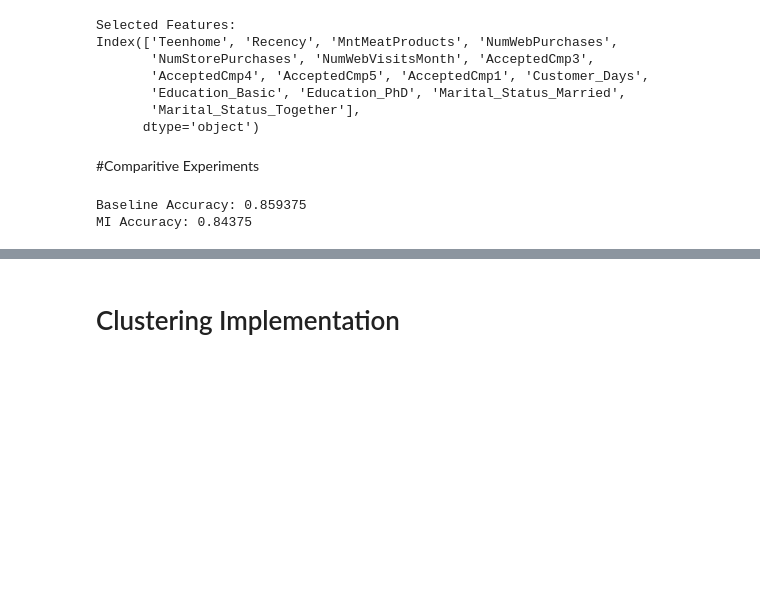
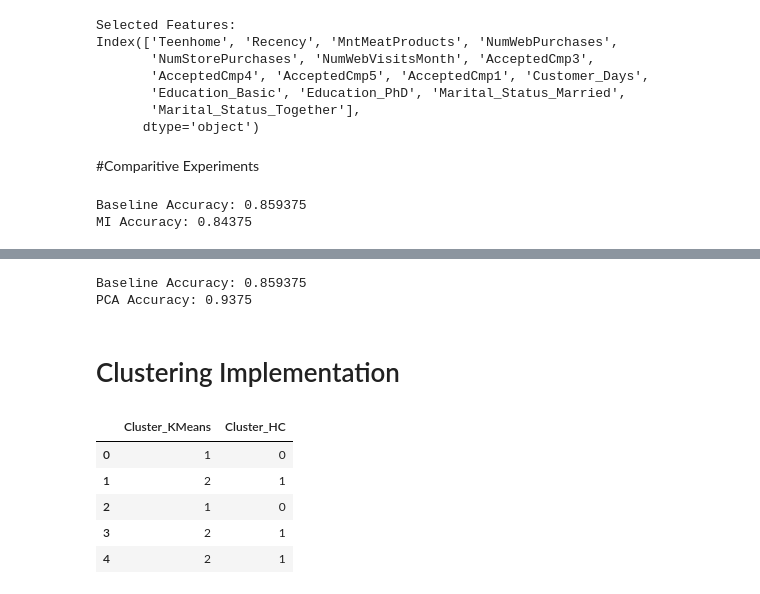
Before and after one commit to SrivaniVadlamannati/customer_response_prediction, a Jupyter notebook: notebooks/customer_response_prediction.ipynb, the cells around one changed output, grey strips where cells are left out. Cells and saved outputs as stored; diff of their text form; code cells hidden in the pictures; blank space fills up the shorter version.

Commit message:
Comparison and Clustering

```diff
--- a/notebooks/customer_response_prediction.ipynb
+++ b/notebooks/customer_response_prediction.ipynb
@@ -316,3 +343,25 @@ MI Accuracy: 0.84375
+# %%
+#PCA VS Baseline
+# Baseline
+model.fit(X_train, y_train)
+baseline_acc = accuracy_score(y_test, model.predict(X_test))
+
+X_train_pca, X_test_pca, y_train, y_test = train_test_split(
+    X_pca, y, test_size=0.2, random_state=42
+)
+
+model.fit(X_train_pca, y_train)
+
+y_pred = model.predict(X_test_pca)
+y_prob = model.predict_proba(X_test_pca)[:,1]
+
+print("Baseline Accuracy:", baseline_acc)
+print("PCA Accuracy:", accuracy_score(y_test, y_pred))
+#print("PCA F1:", f1_score(y_test, y_pred))
+#print("PCA AUC:", roc_auc_score(y_test, y_prob))
+# %% [output]
+Baseline Accuracy: 0.859375
+PCA Accuracy: 0.9375
 # %% [markdown]
 # Clustering Implementation
 # %%
@@ -320,10 +369,25 @@ MI Accuracy: 0.84375
 from sklearn.cluster import KMeans
 
 kmeans = KMeans(n_clusters=4, random_state=42)
-df["Cluster"] = kmeans.fit_predict(X_scaled)
+#df["Cluster"] = kmeans.fit_predict(X_scaled)
+clusters_kmeans = kmeans.fit_predict(X_scaled)
+
+df['Cluster_KMeans'] = clusters_kmeans
-# %%
-# Hierarichal
-from scipy.cluster.hierarchy import linkage, fcluster
-
-Z = linkage(X_scaled, method="ward")
-df["HierCluster"] = fcluster(Z, 4, criterion="maxclust")
+# %%
+# Hierarichal
+from sklearn.cluster import AgglomerativeClustering
+
+hc = AgglomerativeClustering(n_clusters=3)
+clusters_hc = hc.fit_predict(X_scaled)
+
+df['Cluster_HC'] = clusters_hc
+# %%
+#check
+df[['Cluster_KMeans','Cluster_HC']].head()
+# %% [output]
+|  | Cluster_KMeans | Cluster_HC |
+| 0 | 1 | 0 |
+| 1 | 2 | 1 |
+| 2 | 1 | 0 |
+| 3 | 2 | 1 |
+| 4 | 2 | 1 |
```
Also changed, not shown: parts of 1 cell of this notebook.
